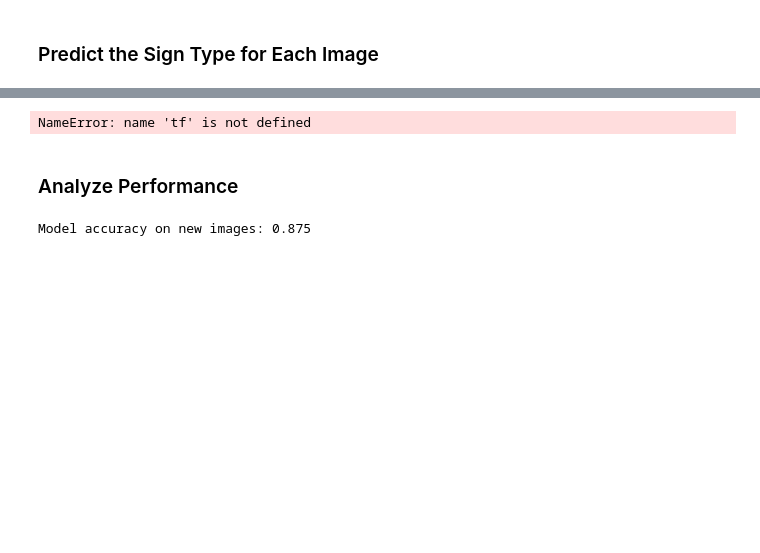
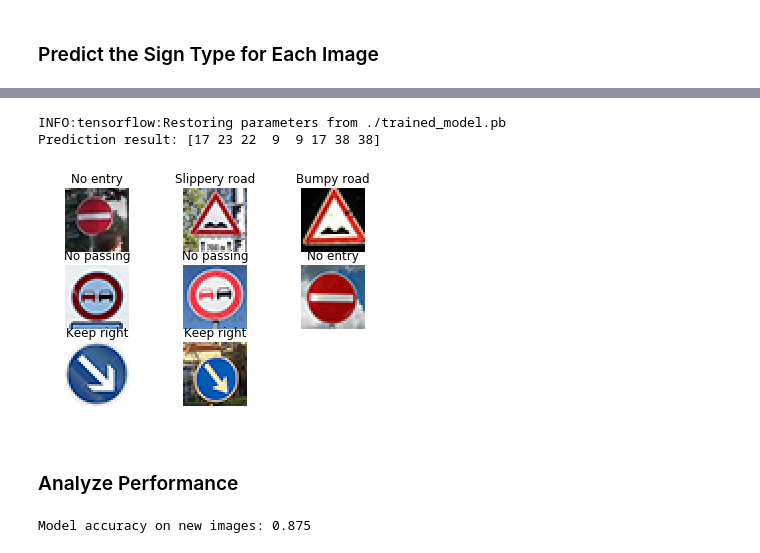
Before and after one commit to jaxbot/udacity-car-projects, a Jupyter notebook: Traffic_Sign_Classifier.ipynb, the cells around one changed output, grey strips where cells are left out. Saved outputs shown, nothing was run; the diff lists cells and outputs as text; code cells hidden in the pictures; blank space fills up the shorter version.

```diff
--- a/Traffic_Sign_Classifier.ipynb
+++ b/Traffic_Sign_Classifier.ipynb
@@ -151,6 +217,7 @@ BATCH_SIZE = 128
 MU = 0
 SIGMA = 0.1
 LEARNING_RATE = 0.001
+KEEP_PROB = 0.9
 # %%
 def maxpool(conv):
     return tf.nn.max_pool(conv, ksize=[1, 2, 2, 1], strides=[1, 2, 2, 1], padding='VALID')
@@ -184,26 +251,30 @@ def layer5(x):
     bias = tf.Variable(tf.zeros(n_classes))
     return tf.matmul(x, weights) + bias
 
-def LeNet(x):
+def LeNet(x, keep_prob):
     # Input: 32x32x3; Output: 28x28x12
     conv_layer_1 = layer1(x)
     conv_layer_1 = tf.nn.relu(conv_layer_1)
+    # Maxpool output: 14x14x12
     conv_layer_1 = maxpool(conv_layer_1)
 
-    # Input: 28x28x12; Output:
+    # Input: 14x14x12; Output: 10x10x16
     conv_layer_2 = layer2(conv_layer_1)
     conv_layer_2 = tf.nn.relu(conv_layer_2)
+    # Maxpool output: 5x5x16
     conv_layer_2 = maxpool(conv_layer_2)
 
-    # Input: ; Output:
-    fully_connected_layer_2 = tf.contrib.layers.flatten(conv_layer_2)
-    # Input: ; Output:
-    fc_layer_3 = layer3(fully_connected_layer_2)
+    # Input: 5x5x16; Output: 400
+    fc_layer_2 = tf.contrib.layers.flatten(conv_layer_2)
+    # Dropout input/output shape are the same
+    fc_layer_2 = tf.nn.dropout(fc_layer_2, keep_prob)
+    # Input: 400; Output: 120
+    fc_layer_3 = layer3(fc_layer_2)
     fc_layer_3 = tf.nn.relu(fc_layer_3)
-    # Input: ; Output:
+    # Input: 120; Output: 84
     fc_layer_4 = layer4(fc_layer_3)
     fc_layer_4 = tf.nn.relu(fc_layer_4)
-    # Input: ; Output:
+    # Input: 84; Output: 43 (# of classes)
     fc_layer_5 = layer5(fc_layer_4)
 
     return fc_layer_5
@@ -214,15 +285,16 @@ def performance(X_data, y_data):
     sess = tf.get_default_session()
     for offset in range(0, example_count, BATCH_SIZE):
         batch_x, batch_y = X_data[offset:offset+BATCH_SIZE], y_data[offset:offset+BATCH_SIZE]
-        accuracy = sess.run(accuracy_operation, feed_dict={x: batch_x, y: batch_y })
+        accuracy = sess.run(accuracy_operation, feed_dict={x: batch_x, y: batch_y, keep_prob: 1.0 })
         total_accuracy += (accuracy * len(batch_x))
     return total_accuracy / example_count
 
 x = tf.placeholder(tf.float32, (None, 32, 32, 3))
 y = tf.placeholder(tf.int32, (None))
+keep_prob = tf.placeholder(tf.float32)
 one_hot_y = tf.one_hot(y, n_classes)
 
-logits = LeNet(x)
+logits = LeNet(x, keep_prob)
 correct_prediction = tf.equal(tf.argmax(logits, 1), tf.argmax(one_hot_y, 1))
 accuracy_operation = tf.reduce_mean(tf.cast(correct_prediction, tf.float32))
 cost = tf.reduce_mean(tf.nn.softmax_cross_entropy_with_logits(logits=logits, labels=one_hot_y))
@@ -245,12 +317,12 @@ with tf.Session() as sess:
 
     # Training
     for epoch in range(EPOCHS):
-        X_train, y_train = shuffle(X_train, y_train)
-        batch = int(n_train / BATCH_SIZE)
-        for offset in range(0, n_train, BATCH_SIZE):
+        X_aug_train, y_aug_train = shuffle(X_aug_train, y_aug_train)
+        batch = int(len(X_aug_train) / BATCH_SIZE)
+        for offset in range(0, len(X_aug_train), BATCH_SIZE):
             end = offset + BATCH_SIZE
-            batch_x, batch_y = X_train[offset:end], y_train[offset:end]
-            sess.run(training_operation, feed_dict={x: batch_x, y: batch_y})
+            batch_x, batch_y = X_aug_train[offset:end], y_aug_train[offset:end]
+            sess.run(training_operation, feed_dict={x: batch_x, y: batch_y, keep_prob: KEEP_PROB})
 
         validation_accuracy = performance(X_valid, y_valid)
         print("EPOCH {} ...".format(epoch + 1))
@@ -328,22 +408,24 @@ NameError: name 'tf' is not defined
 # %%
 # Run prediction pipeline on evaluation data
 prediction_result = []
 
 predict_operation = tf.argmax(logits, 1)
 with tf.Session() as sess:
     model_saver.restore(sess, MODEL_FILE_NAME)
 
-    prediction_result = predict_operation.eval({x: eval_data})
+    prediction_result = predict_operation.eval({x: eval_data, keep_prob: 1.0})
     print("Prediction result: {}".format(prediction_result))
 
 for i in range(len(custom_signs)):
     plt.subplot(3, 3, i + 1)
     plt.imshow(custom_signs[i])
     plt.title(SIGN_NAMES[prediction_result[i]])
     plt.axis('off')
 plt.show()
 # %% [output]
-NameError: name 'tf' is not defined
+INFO:tensorflow:Restoring parameters from ./trained_model.pb
+Prediction result: [17 23 22  9  9 17 38 38]
+[figure, added]
 # %% [markdown]
 ### Analyze Performance
 # %%
```
Also changed, not shown: parts of 15 cells of this notebook, 8 other files.
